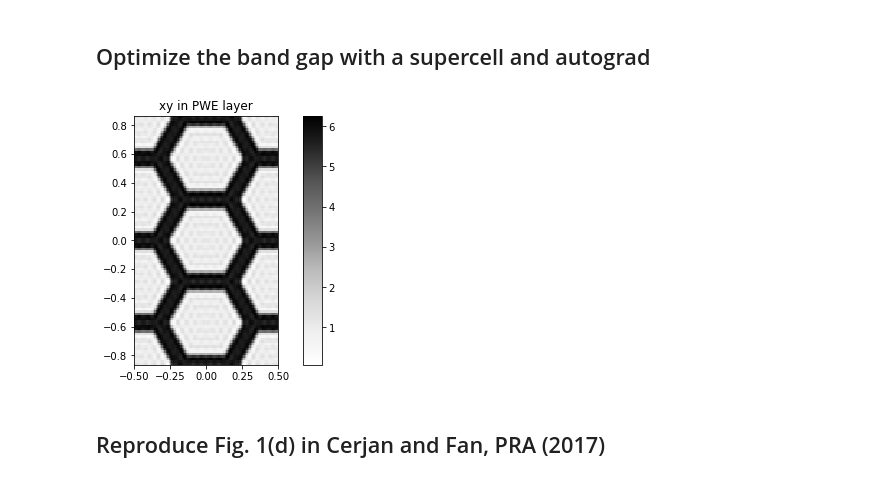
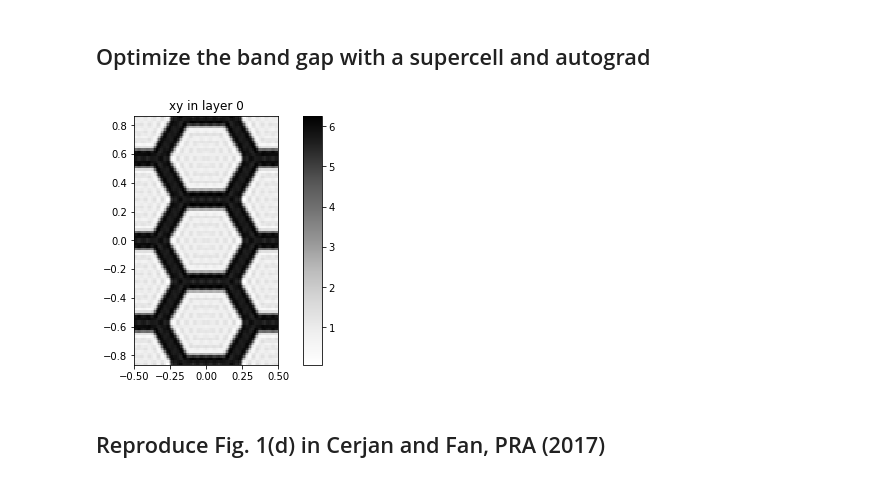
Before and after one commit to fancompute/legume, a Jupyter notebook: Notebooks/Aurograd_PWE_poly.ipynb, the cells around one changed output. Drawn from its saved outputs; the diff is of its cells as text; code cells hidden in the pictures.

```diff
--- a/Notebooks/Aurograd_PWE_poly.ipynb
+++ b/Notebooks/Aurograd_PWE_poly.ipynb
@@ -56,26 +60,26 @@ legume.set_backend('autograd')
 # %%
 def pwe_cerjan(params, gmax=10):
     # Make a PWE simulation with 3 holes in the elementary cell
     # Initialize a lattice
     lattice = legume.Lattice('hexagonal')
     # Initialize a layer
     layer = legume.ShapesLayer(lattice, eps_b = 2.4**2)
     a_sc = np.sqrt(3)
     hex1 = legume.Hexagon(eps=1, a = params[0]/a_sc)
     hex2 = legume.Hexagon(eps=1, x_cent=np.sqrt(3)/2/a_sc, y_cent=0.5/a_sc, a=params[1]/a_sc)
     hex3 = legume.Hexagon(eps=1, x_cent=np.sqrt(3)/2/a_sc, y_cent=-0.5/a_sc, a=params[2]/a_sc)
     # Make a supercell
     layer.add_shape(hex1, hex2, hex3)
 
     return legume.PlaneWaveExp(layer, gmax=gmax)
 
 # Initialize the PWE that should match the simulation above
 l = 1/np.sqrt(3)
 params = np.ones(3)*(1-0.1818*l)/2
 pwe = pwe_cerjan(params)
-pwe.plot_overview_ft()
+viz.structure_ft(pwe)
 # %% [output]
-[figure, old version]
+[figure, new version]
 # %% [markdown]
 ## Reproduce Fig. 1(d) in Cerjan and Fan, PRA (2017)
 # %%
```
Also changed, not shown: parts of 12 cells of this notebook, 8 other files.
